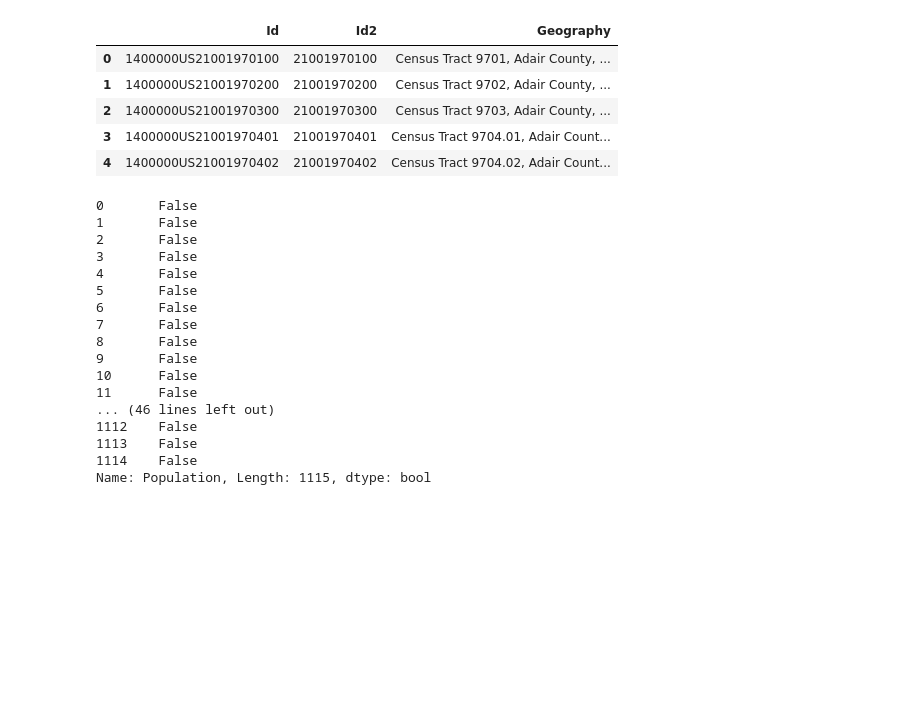
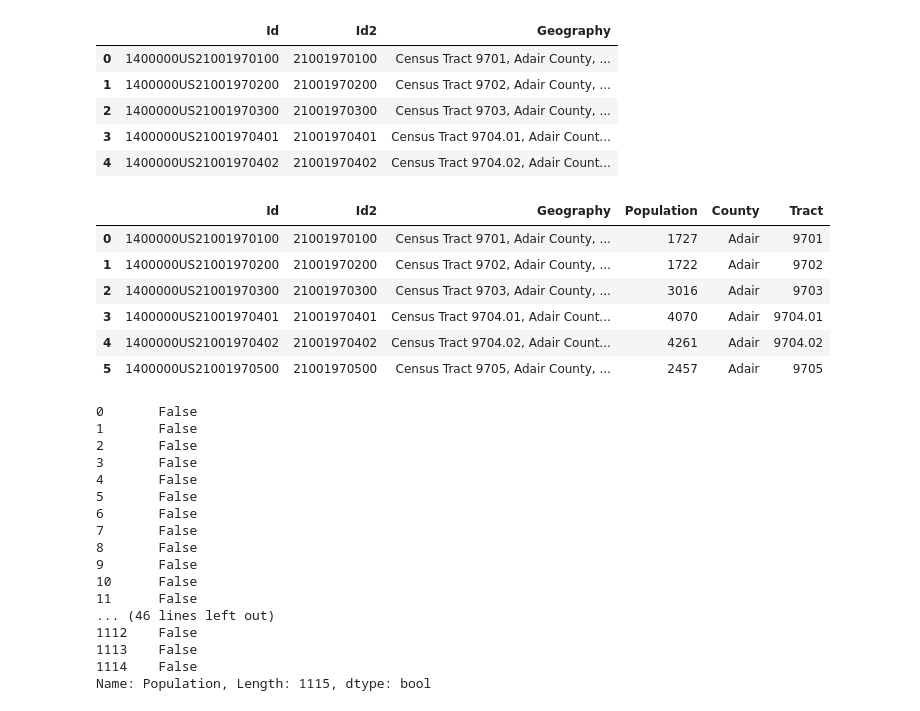
Before and after one commit to rianatanzen068/ce599, a Jupyter notebook: 06-Pandas Basics Part 2/Basic-Operations-Using-Pandas.ipynb, the cells around one changed output. Drawn from its saved outputs; the diff is of its cells as text; code cells hidden in the pictures; blank space fills up the shorter version.

```diff
--- a/06-Pandas Basics Part 2/Basic-Operations-Using-Pandas.ipynb
+++ b/06-Pandas Basics Part 2/Basic-Operations-Using-Pandas.ipynb
@@ -67,6 +61,18 @@ df.iloc[:5, :3]
 | 2 | 1400000US21001970300 | 21001970300 | Census Tract 9703, Adair County, ... |
 | 3 | 1400000US21001970401 | 21001970401 | Census Tract 9704.01, Adair Count... |
 | 4 | 1400000US21001970402 | 21001970402 | Census Tract 9704.02, Adair Count... |
+# %%
+df ['County'] = df['Geography'].str.split (',').str [1].str.replace (' County', '')
+df ['Tract'] = df ['Geography'].str.split (',').str [0].str.strip ('Census Tract ')
+df [:6]
+# %% [output]
+|  | Id | Id2 | Geography | Population | County | Tract |
+| 0 | 1400000US21001970100 | 21001970100 | Census Tract 9701, Adair County, ... | 1727 | Adair | 9701 |
+| 1 | 1400000US21001970200 | 21001970200 | Census Tract 9702, Adair County, ... | 1722 | Adair | 9702 |
+| 2 | 1400000US21001970300 | 21001970300 | Census Tract 9703, Adair County, ... | 3016 | Adair | 9703 |
+| 3 | 1400000US21001970401 | 21001970401 | Census Tract 9704.01, Adair Count... | 4070 | Adair | 9704.01 |
+| 4 | 1400000US21001970402 | 21001970402 | Census Tract 9704.02, Adair Count... | 4261 | Adair | 9704.02 |
+| 5 | 1400000US21001970500 | 21001970500 | Census Tract 9705, Adair County, ... | 2457 | Adair | 9705 |
 # %%
 df['Population'] < 200
 # %% [output]
```
Also changed, not shown: parts of 34 cells of this notebook, 1 other file.
